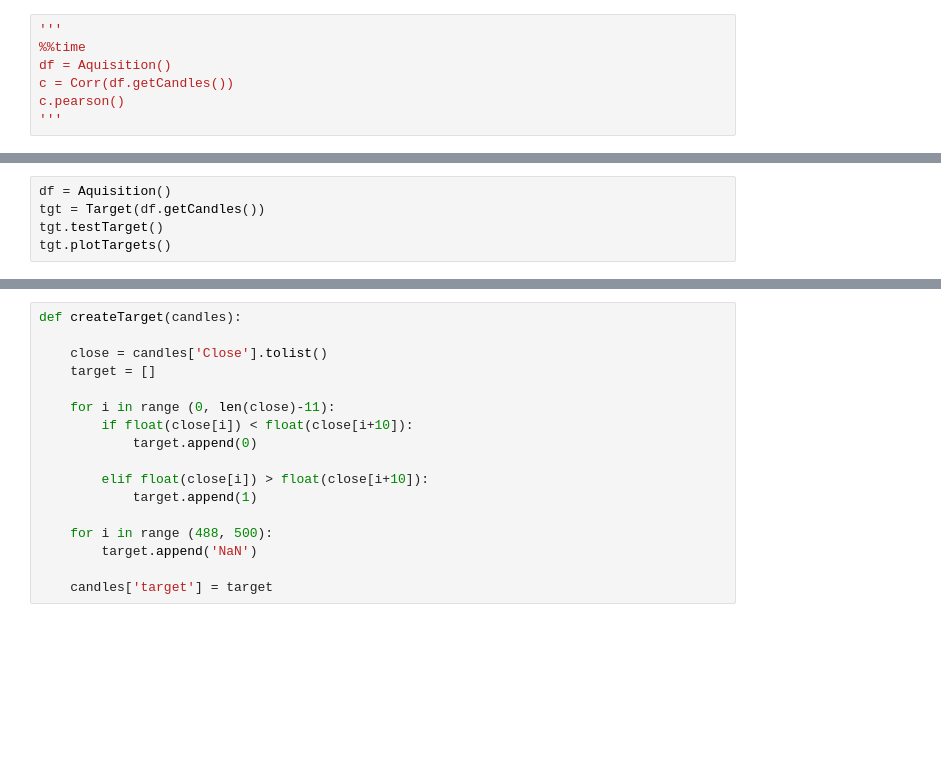
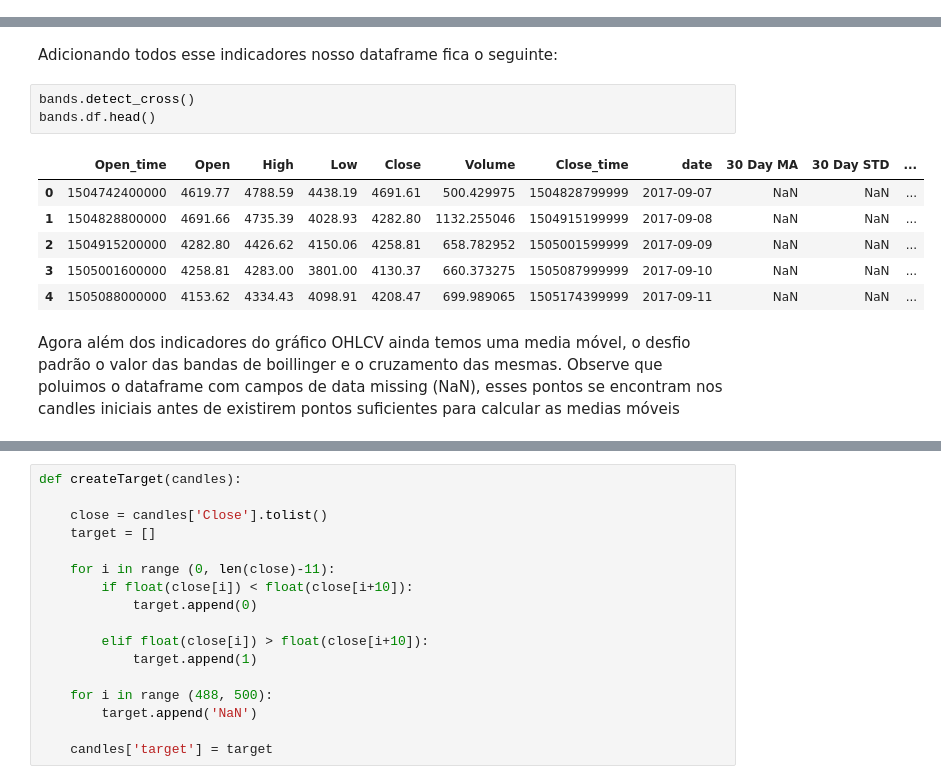
Before and after one commit to GabsGear/cpbr-2019-ktb, a Jupyter notebook: apre_jupyter/apresentacao.ipynb, the cells around one changed output, grey strips where cells are left out. Saved outputs shown, nothing was run; the diff lists cells and outputs as text; blank space fills up the shorter version.

Commit message:
agora ta bonito

```diff
--- a/apre_jupyter/apresentacao.ipynb
+++ b/apre_jupyter/apresentacao.ipynb
@@ -184,7 +0,0 @@ class Corr(object):
-# %%
-'''
-%%time
-df = Aquisition()
-c = Corr(df.getCandles())
-c.pearson()
-'''
@@ -241,5 +0,0 @@ class Target(object):
-# %%
-df = Aquisition()
-tgt = Target(df.getCandles())
-tgt.testTarget()
-tgt.plotTargets()
@@ -255,0 +222,14 @@ tgt.plotTargets()
+# %% [markdown]
+Adicionando todos esse indicadores nosso dataframe fica o seguinte:
+# %%
+bands.detect_cross()
+bands.df.head()
+# %% [output]
+|  | Open_time | Open | High | Low | Close | Volume | Close_time | date | 30 Day MA | 30 Day STD | ... |
+| 0 | 1504742400000 | 4619.77 | 4788.59 | 4438.19 | 4691.61 | 500.429975 | 1504828799999 | 2017-09-07 | NaN | NaN | ... |
+| 1 | 1504828800000 | 4691.66 | 4735.39 | 4028.93 | 4282.80 | 1132.255046 | 1504915199999 | 2017-09-08 | NaN | NaN | ... |
+| 2 | 1504915200000 | 4282.80 | 4426.62 | 4150.06 | 4258.81 | 658.782952 | 1505001599999 | 2017-09-09 | NaN | NaN | ... |
+| 3 | 1505001600000 | 4258.81 | 4283.00 | 3801.00 | 4130.37 | 660.373275 | 1505087999999 | 2017-09-10 | NaN | NaN | ... |
+| 4 | 1505088000000 | 4153.62 | 4334.43 | 4098.91 | 4208.47 | 699.989065 | 1505174399999 | 2017-09-11 | NaN | NaN | ... |
+# %% [markdown]
+Agora além dos indicadores do gráfico OHLCV ainda temos uma media móvel, o desfio padrão o valor das bandas de boillinger e o cruzamento das mesmas. Observe que poluimos o dataframe com campos de data missing (NaN), esses pontos se encontram nos candles iniciais antes de existirem pontos suficientes para calcular as medias móveis
```
Also changed, not shown: parts of 71 cells of this notebook, 8 other files.
